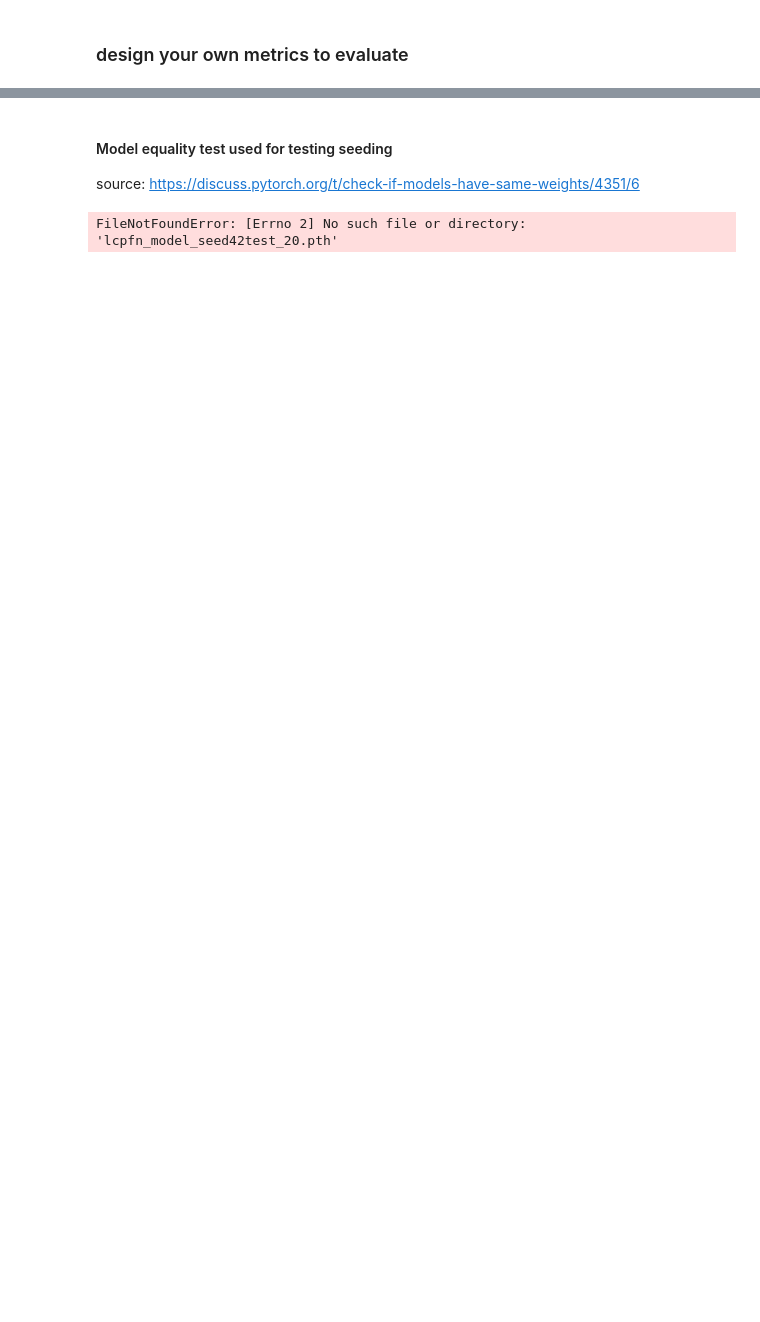
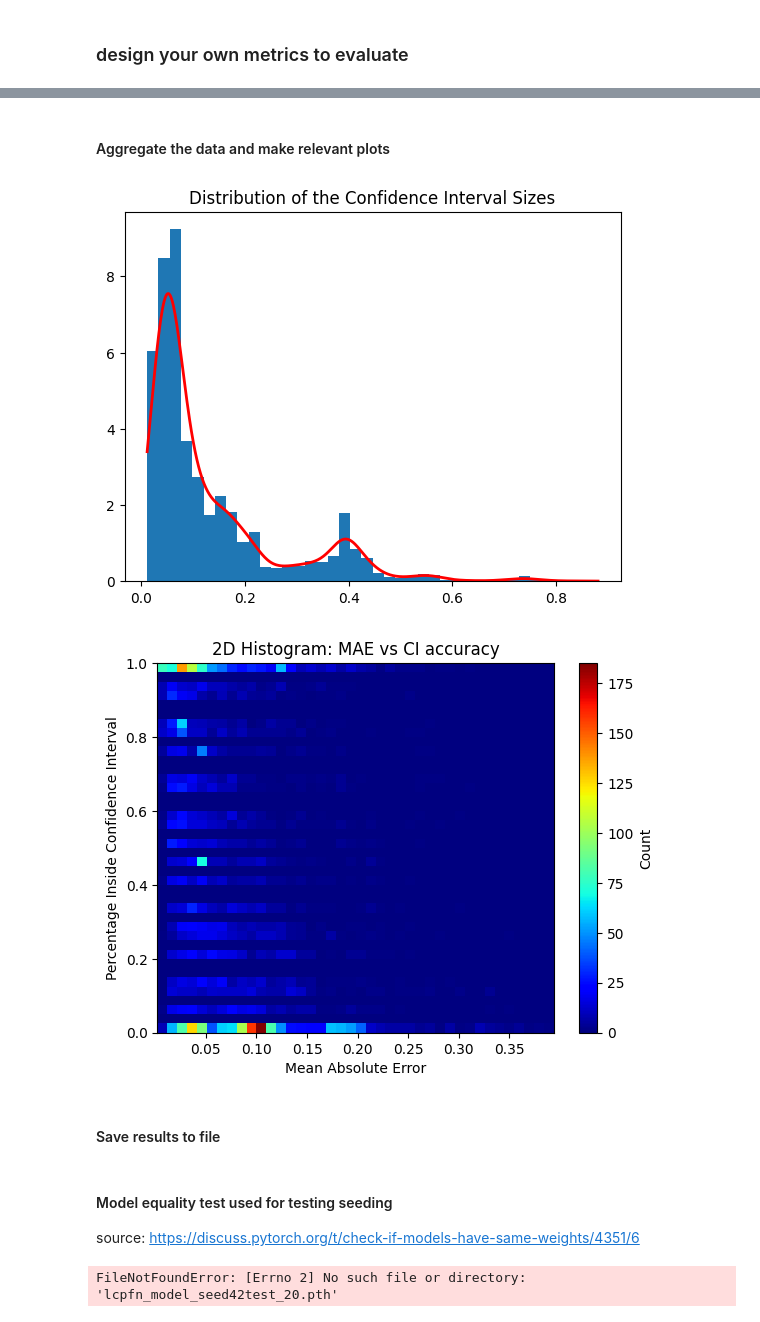
Before and after one commit to Maxmwoan/Research-Project, a Jupyter notebook: eval_pfn_lcdb11.ipynb, the cells around one changed output, grey strips where cells are left out. Saved outputs shown, nothing was run; the diff lists cells and outputs as text; code cells hidden in the pictures; blank space fills up the shorter version.

```diff
--- a/eval_pfn_lcdb11.ipynb
+++ b/eval_pfn_lcdb11.ipynb
@@ -33,10 +34,10 @@ lc_data = h5py.File(Path.cwd() / 'dataset/LCDB11_ACC_265_noFS_raw.hdf5', 'r')['a
 mean_valid_lc_nofs =np.nanmean(lc_data, axis=(2, 3))
 # %%
 ### dataset split
-train_data_indices, test_data_indices = train_test_split(np.arange(len(OPENML_ID)), test_size=0.2, random_state=42)
+train_data_indices, test_data_indices = train_test_split(np.arange(len(OPENML_ID)), test_size=0.2, random_state=8)
 
 ### learner split
-train_learner_indices = np.array([0])
+train_learner_indices = np.array([0,1,2,3])
 test_learner_indices = np.array([0])
 
 ### UD, UL, UDUL
@@ -57,7 +58,7 @@ Test data UDUL shape: (1325, 1, 137)
 # %% [markdown]
 ### Load trained LC-PFN model
 # %%
-model = torch.load('models/lcpfn_model_300.pth', weights_only=False)
+model = torch.load('models/lcpfn_SVC_state8_300.pth', weights_only=False)
 model.eval()
 # %% [output]
 TransformerModel(
@@ -232,0 +208,47 @@ plt.show()
+# %% [markdown]
+#### Aggregate the data and make relevant plots
+# %%
+avg_MAE = np.average(mean_absolute_errors)
+avg_CI_sizes = np.average(CI_sizes)
+avg_percent_in_CI = np.average(percent_inside_CI)
+
+def create_CI_plot():
+    plt.hist(CI_sizes, bins=40, density=True)
+    plt.title("Distribution of the Confidence Interval Sizes")
+
+    kde = scipy.stats.gaussian_kde(CI_sizes)
+    x_vals = np.linspace(min(CI_sizes), max(CI_sizes), 500)
+    plt.plot(x_vals, kde(x_vals), 'r-', linewidth=2, label='KDE')
+
+def create_MEA_PercentCI():
+    plt.hist2d(x=mean_absolute_errors,
+           y=percent_inside_CI,
+           bins=(40,40),
+           cmap=plt.cm.jet)
+    plt.colorbar(label='Count')
+    plt.xlabel('Mean Absolute Error')
+    plt.ylabel('Percentage Inside Confidence Interval')
+    plt.title('2D Histogram: MAE vs CI accuracy')
+
+
+create_CI_plot()
+plt.show()
+
+create_MEA_PercentCI()
+plt.show()
+# plt.hlines(avg_percent_out_CI)
+
+
+# # plot
+# plt.plot(curve, "black", label="target")
+# plt.plot(x_test_np, pred_mean, "blue", label="Extrapolation by PFN")
+# plt.fill_between(x_test_np, pred_lower, pred_upper, color="blue", alpha=0.2, label="CI of 90%")
+# plt.vlines(cutoff, 0, 1, linewidth=0.5, color="k", label="cutoff")
+# plt.ylim(0, 1)
+# plt.legend(loc="lower right")
+# plt.show()
+# %% [output]
+[figure, added]
+[figure, added]
+# %% [markdown]
+#### Save results to file
```
Also changed, not shown: parts of 5 cells of this notebook, 9 other files.
